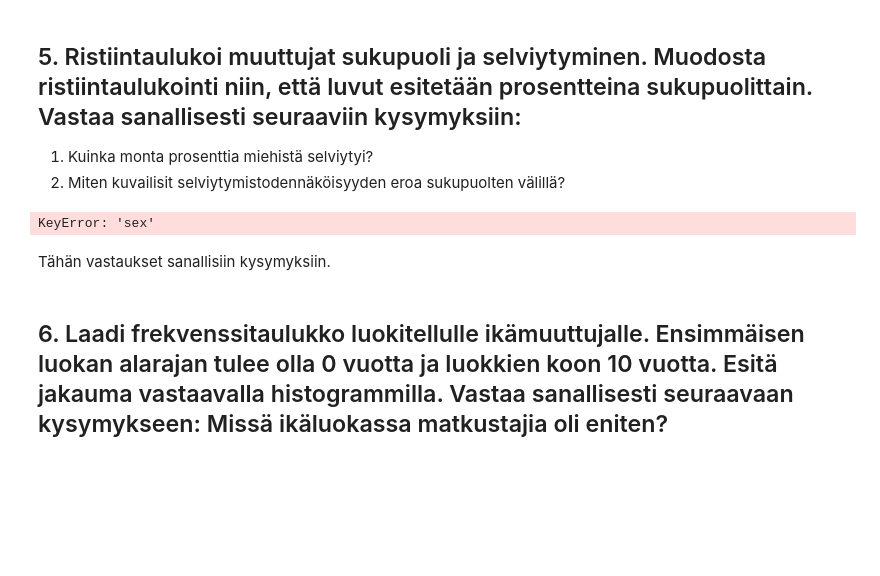
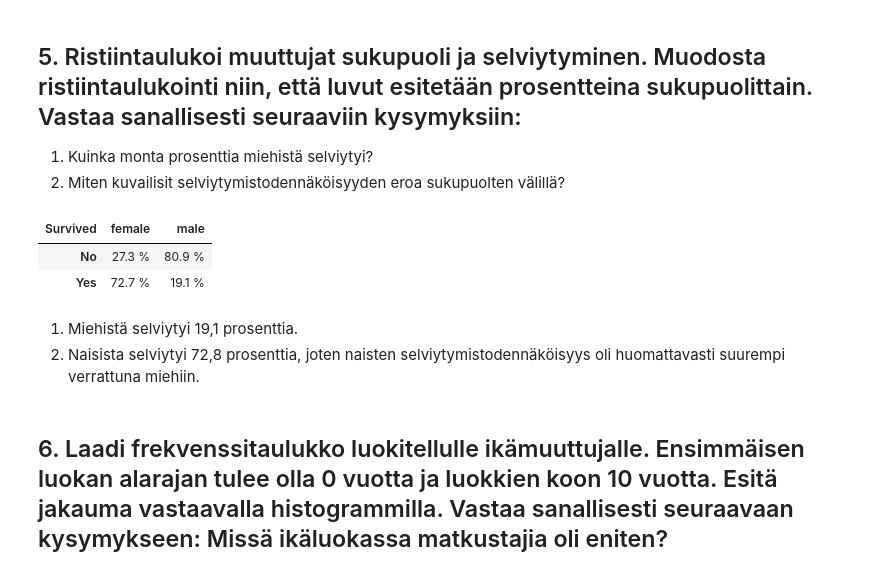
Before and after one commit to lassihi/Data-analytiikka-pythonilla, a Jupyter notebook: tehtava-1/tehtava-1.ipynb, the cells around one changed output. Saved outputs shown, nothing was run; the diff lists cells and outputs as text; code cells hidden in the pictures; blank space fills up the shorter version.

```diff
--- a/tehtava-1/tehtava-1.ipynb
+++ b/tehtava-1/tehtava-1.ipynb
@@ -101,16 +110,19 @@ yläkvartaali 39.0
 ## 5. Ristiintaulukoi muuttujat sukupuoli ja selviytyminen. Muodosta ristiintaulukointi niin, että luvut esitetään prosentteina sukupuolittain. Vastaa sanallisesti seuraaviin kysymyksiin:
 1. Kuinka monta prosenttia miehistä selviytyi?
 2. Miten kuvailisit selviytymistodennäköisyyden eroa sukupuolten välillä?
-# %%
-# KESKEN
-
-df_sp_selviytyminen = df_sp.drop(columns="%")
-
-df_sp_selviytyminen["selviytynyt"] = df[(df["sex"] == ) & (df["survived"]) == 1]
-# %% [output]
-KeyError: 'sex'
-# %% [markdown]
-Tähän vastaukset sanallisiin kysymyksiin.
+# %%
+df1 = pd.crosstab(df["survived"], df["sex"], normalize="columns")*100
+df1.index = ["No", "Yes"]
+df1.columns.name = "Survived"
+
+df1.style.format("{:.1f} %")
+# %% [output]
+| Survived | female | male |
+| No | 27.3 % | 80.9 % |
+| Yes | 72.7 % | 19.1 % |
+# %% [markdown]
+1. Miehistä selviytyi 19,1 prosenttia.
+2. Naisista selviytyi 72,8 prosenttia, joten naisten selviytymistodennäköisyys oli huomattavasti suurempi verrattuna miehiin.
 # %% [markdown]
 ## 6. Laadi frekvenssitaulukko luokitellulle ikämuuttujalle. Ensimmäisen luokan alarajan tulee olla 0 vuotta ja luokkien koon 10 vuotta. Esitä jakauma vastaavalla histogrammilla. Vastaa sanallisesti seuraavaan kysymykseen: Missä ikäluokassa matkustajia oli eniten?
 # %%
```
Also changed, not shown: parts of 2 cells of this notebook.
